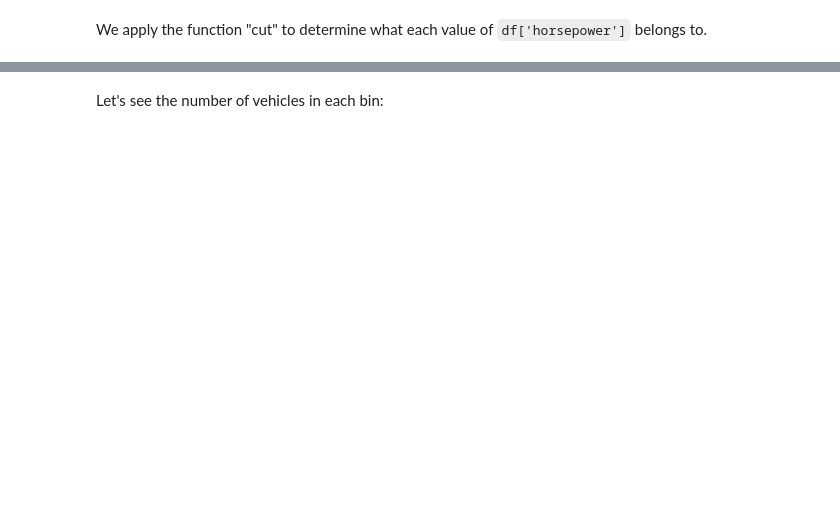
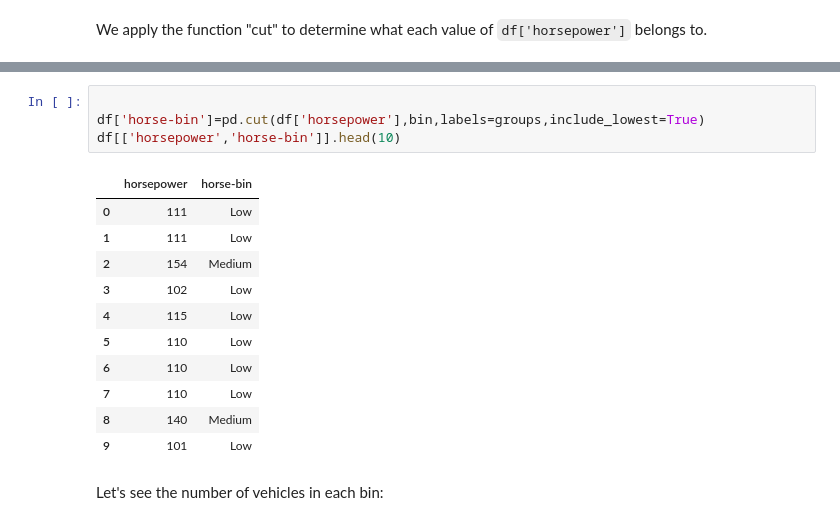
Before and after one commit to andrewrhoden/Panda-DataWrangling, a Jupyter notebook: DA0101EN-2-Review-Data-Wrangling.ipynb, the cells around one changed output, grey strips where cells are left out. Saved outputs shown, nothing was run; the diff lists cells and outputs as text; blank space fills up the shorter version.

```diff
--- a/DA0101EN-2-Review-Data-Wrangling.ipynb
+++ b/DA0101EN-2-Review-Data-Wrangling.ipynb
@@ -586,2 +598,18 @@ We apply the function "cut" to determine what each value of `df['horsepower']` b
+# %%
+
+df['horse-bin']=pd.cut(df['horsepower'],bin,labels=groups,include_lowest=True)
+df[['horsepower','horse-bin']].head(10)
+# %% [output]
+|  | horsepower | horse-bin |
+| 0 | 111 | Low |
+| 1 | 111 | Low |
+| 2 | 154 | Medium |
+| 3 | 102 | Low |
+| 4 | 115 | Low |
+| 5 | 110 | Low |
+| 6 | 110 | Low |
+| 7 | 110 | Low |
+| 8 | 140 | Medium |
+| 9 | 101 | Low |
 # %% [markdown]
 Let's see the number of vehicles in each bin:
```
Also changed, not shown: parts of 18 cells of this notebook, 1 other file.
